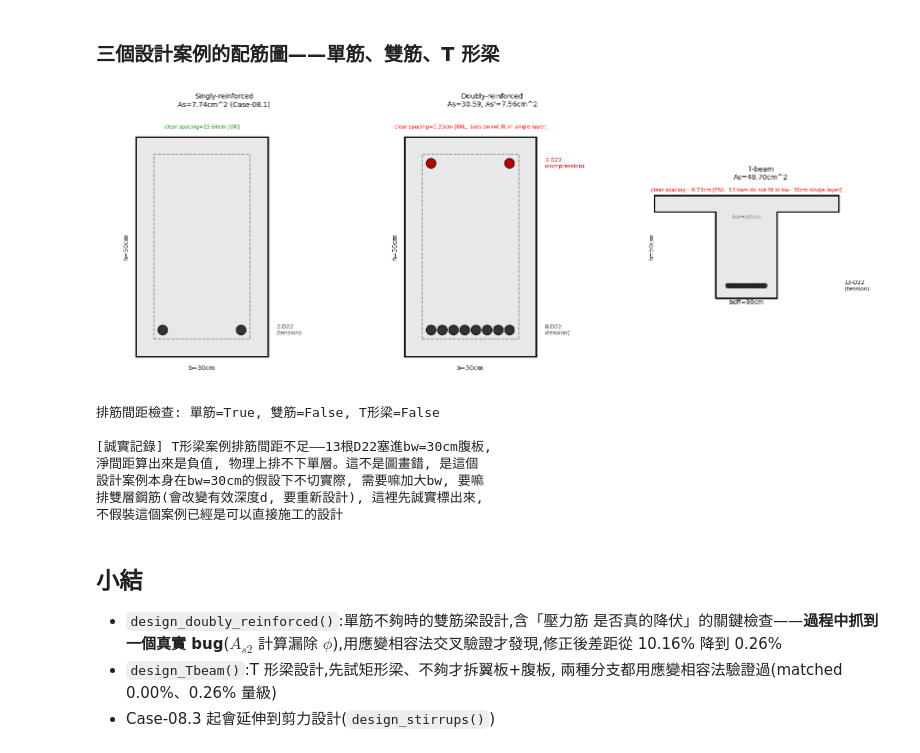
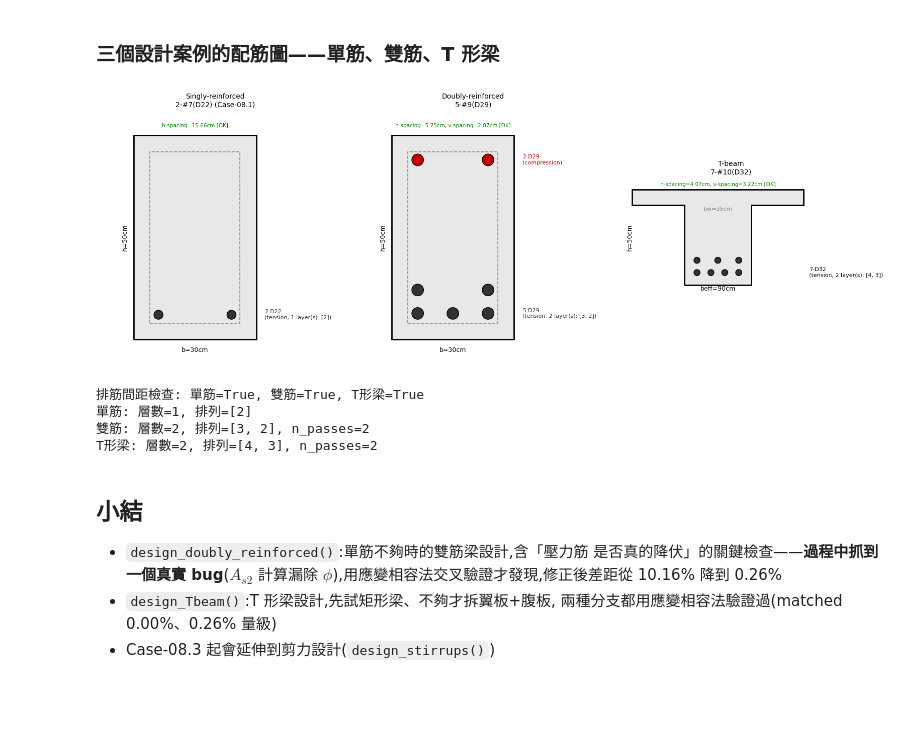
Before and after one commit to zhixiu0223/taiwan-seismic-code-calc, a Jupyter notebook: notebooks/case08_2_doubly_reinforced_Tbeam.ipynb, the cells around one changed output. Drawn from its saved outputs; the diff is of its cells as text; code cells hidden in the pictures; blank space fills up the shorter version.

```diff
--- a/notebooks/case08_2_doubly_reinforced_Tbeam.ipynb
+++ b/notebooks/case08_2_doubly_reinforced_Tbeam.ipynb
@@ -160,7 +160,7 @@ $a>h_f$ 時,才需要真正拆成「翼板懸挑部分」+「腹板矩形部分
 print("design_Tbeam() 已在前面從rc_design模組載入, 這裡直接使用")
 
 CASE_TB_A = dict(Mu_kNm=150.0, bw_cm=30.0, beff_cm=90.0, hf_cm=8.0, h_cm=50.0)
-CASE_TB_B = dict(Mu_kNm=700.0, bw_cm=30.0, beff_cm=90.0, hf_cm=8.0, h_cm=50.0)
+CASE_TB_B = dict(Mu_kNm=700.0, bw_cm=35.0, beff_cm=90.0, hf_cm=8.0, h_cm=50.0)
 
 print("=== 案例A: 小彎矩, 應力塊應落在翼板內 ===")
 rA = design_Tbeam(**CASE_TB_A)
@@ -267,53 +267,48 @@ draw_rc_section, draw_Tbeam_section 已在前面從rc_design模組載入, 這裡
 # %%
 fig, axes = plt.subplots(1, 3, figsize=(16,6.5))
 
 # 案例1: 現場重算Case-08.1的標準案例(跟該notebook的CASE完全一致), 不是抄一個舊數字過來
 from rc_design import design_rebar
 CASE_SINGLY = dict(Mu_kNm=112.5, b_cm=30.0, h_cm=50.0, cover=4.0)
 r1 = design_rebar(**CASE_SINGLY)
 _, ok1 = draw_rc_section(CASE_SINGLY['b_cm'], CASE_SINGLY['h_cm'], CASE_SINGLY['cover'],
-                           r1['As_provided'], r1['bar_d'],
-                           title=f"Singly-reinforced\nAs={r1['As_provided']:.2f}cm^2 (Case-08.1)", ax=axes[0])
+                           r1['layout'], r1['bar_d'],
+                           title=f"Singly-reinforced\n{r1['n_bars']}-{r1['bar_size']} (Case-08.1)", ax=axes[0])
 
-# 案例2: 08.2雙筋設計結果——只有r['need_doubly']=True時才有As_total/As_prime可以畫
-# design_doubly_reinforced()不像design_rebar()會選實際筋號, 回傳的是連續As,
-# 這裡畫圖用途手動假設一個常用筋徑(D22)來排布, 不是隱藏的寫死數字
-assumed_bar_diameter_for_plot = 2.22  # cm, D22 — 純粹畫圖排布用, 不影響上面的強度計算
+# 案例2: 08.2雙筋設計結果——現在design_doubly_reinforced()會真的選筋號,
+# 不再需要假設一個常用筋徑, 直接用r['bar_d']/r['layout']
 if r['need_doubly']:
-    _, ok2 = draw_rc_section(CASE_DR['b_cm'], CASE_DR['h_cm'], 4.0, r['As_total'], assumed_bar_diameter_for_plot,
+    _, ok2 = draw_rc_section(CASE_DR['b_cm'], CASE_DR['h_cm'], 4.0, r['layout'], r['bar_d'],
                                As_prime_cm2=r['As_prime'], d_prime_cm=CASE_DR['d_prime_cm'],
-                               title=f"Doubly-reinforced\nAs={r['As_total']:.2f}, As'={r['As_prime']:.2f}cm^2",
-                               ax=axes[1])
+                               title=f"Doubly-reinforced\n{r['n_bars']}-{r['bar_size']}", ax=axes[1])
 else:
     axes[1].text(0.5, 0.5, "need_doubly=False\n(no doubly-reinforced result to plot)",
                   ha='center', va='center', transform=axes[1].transAxes, fontsize=9)
     axes[1].axis('off')
     ok2 = None
 
-# 案例3: 08.2 T形梁設計結果, 直接用rB(CASE_TB_B算出來的實際dict)
+# 案例3: 08.2 T形梁設計結果, 同樣直接用rB['bar_d']/rB['layout'](真實選筋結果)
 _, ok3 = draw_Tbeam_section(bw_cm=rB['bw'], beff_cm=rB['beff'], hf_cm=rB['hf'], h_cm=CASE_TB_B['h_cm'],
-                              cover_cm=4.0, As_total_cm2=rB['As_total'], bar_diameter_cm=assumed_bar_diameter_for_plot,
-                              title=f"T-beam\nAs={rB['As_total']:.2f}cm^2", ax=axes[2])
+                              cover_cm=4.0, layout=rB['layout'], bar_diameter_cm=rB['bar_d'],
+                              title=f"T-beam\n{rB['n_bars']}-{rB['bar_size']}", ax=axes[2])
 
 plt.tight_layout()
 plt.show()
 
 print(f"排筋間距檢查: 單筋={ok1}, 雙筋={ok2}, T形梁={ok3}")
+print(f"單筋: 層數={r1['layout']['n_layers']}, 排列={r1['layout']['layout']}")
+if r['need_doubly']:
+    print(f"雙筋: 層數={r['layout']['n_layers']}, 排列={r['layout']['layout']}, n_passes={r['n_passes']}")
+print(f"T形梁: 層數={rB['layout']['n_layers']}, 排列={rB['layout']['layout']}, n_passes={rB['n_passes']}")
+
 if not ok3:
-    print("\n[誠實記錄] T形梁案例排筋間距不足——這麼多鋼筋塞進bw={:.0f}cm腹板,".format(CASE_TB_B['bw_cm']))
-    print("淨間距算出來是負值, 物理上排不下單層。這不是圖畫錯, 是這個")
-    print("設計案例本身在這個bw假設下不切實際, 需要嘛加大bw, 要嘛")
-    print("排雙層鋼筋(會改變有效深度d, 要重新設計), 這裡先誠實標出來,")
-    print("不假裝這個案例已經是可以直接施工的設計")
+    print("\n[誠實記錄] 這個T形梁案例即使排成雙層仍然不夠, 需要加大bw或改用更大直徑鋼筋")
 # %% [output]
-[figure, old version]
+[figure, new version]
-排筋間距檢查: 單筋=True, 雙筋=False, T形梁=False
-
-[誠實記錄] T形梁案例排筋間距不足——13根D22塞進bw=30cm腹板,
-淨間距算出來是負值, 物理上排不下單層。這不是圖畫錯, 是這個
-設計案例本身在bw=30cm的假設下不切實際, 需要嘛加大bw, 要嘛
-排雙層鋼筋(會改變有效深度d, 要重新設計), 這裡先誠實標出來,
-不假裝這個案例已經是可以直接施工的設計
+排筋間距檢查: 單筋=True, 雙筋=True, T形梁=True
+單筋: 層數=1, 排列=[2]
+雙筋: 層數=2, 排列=[3, 2], n_passes=2
+T形梁: 層數=2, 排列=[4, 3], n_passes=2
 # %% [markdown]
 ## 小結
 
```
Also changed, not shown: parts of 3 cells of this notebook, 3 other files.
